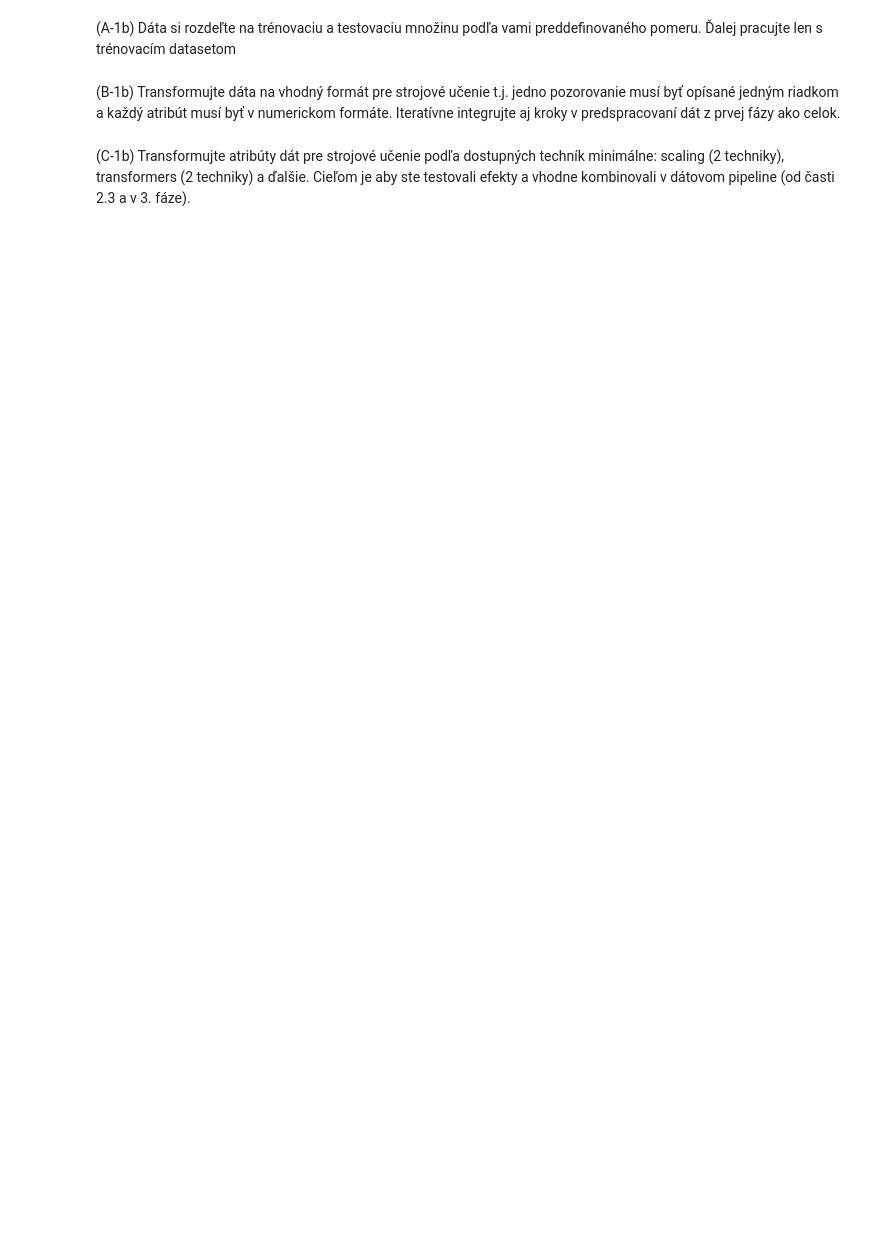
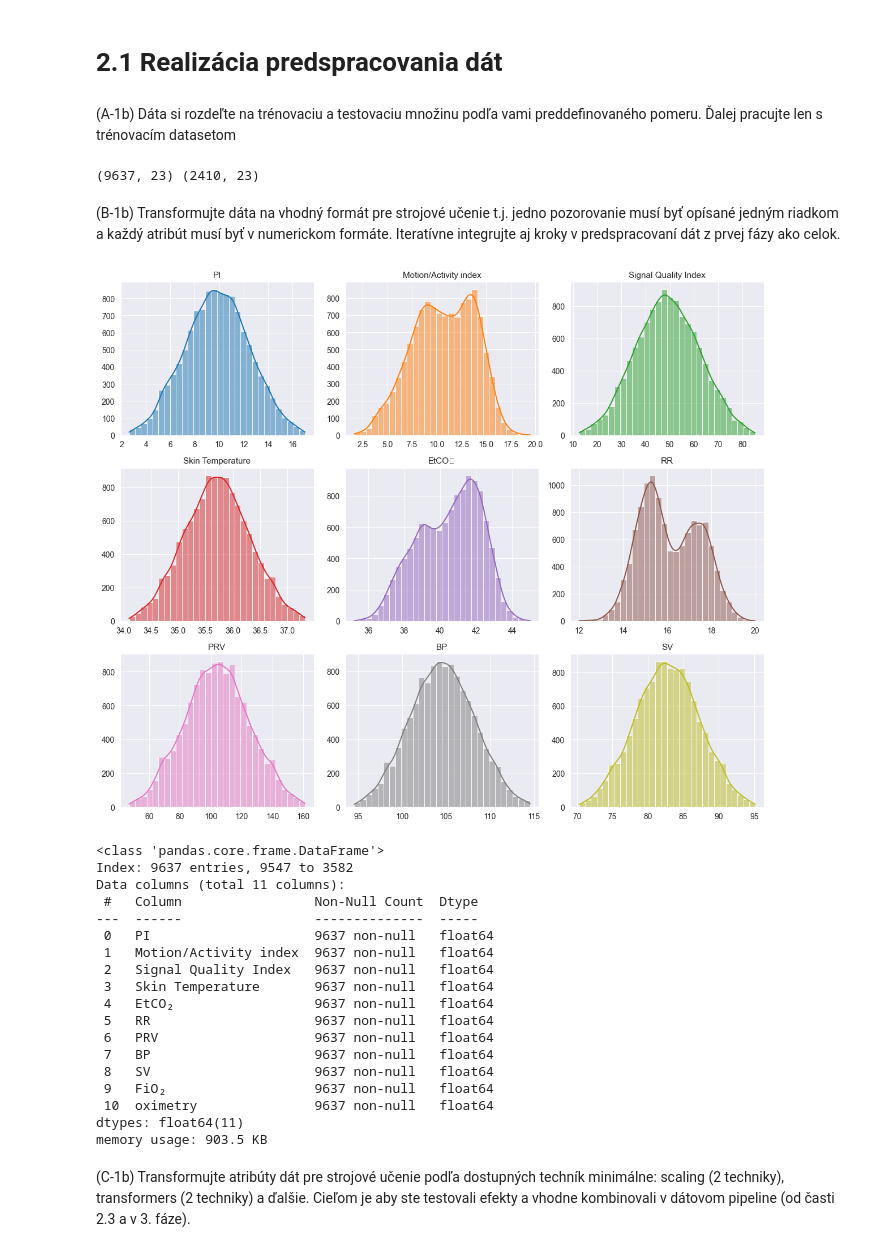
Before and after one commit to johannatilesova/IAU-project, a Jupyter notebook: phase2_TilesovaPecenka.ipynb, the cells around one changed output. Cells and saved outputs as stored; diff of their text form; code cells hidden in the pictures; blank space fills up the shorter version.

```diff
--- a/phase2_TilesovaPecenka.ipynb
+++ b/phase2_TilesovaPecenka.ipynb
@@ -3,6 +53,40 @@
+# %% [markdown]
+# 2.1 Realizácia predspracovania dát
 # %% [markdown]
 (A-1b) Dáta si rozdeľte na trénovaciu a testovaciu množinu podľa vami preddefinovaného pomeru. Ďalej pracujte len s trénovacím datasetom
+# %%
+df_train, df_test = train_test_split(df_observation, test_size=0.2, random_state=RANDOM_STATE)
+print(df_train.shape,df_test.shape)
+# %% [output]
+(9637, 23) (2410, 23)
 # %% [markdown]
 (B-1b) Transformujte dáta na vhodný formát pre strojové učenie t.j. jedno pozorovanie musí byť opísané jedným riadkom a každý atribút musí byť v numerickom formáte. Iteratívne integrujte aj kroky v predspracovaní dát z prvej fázy ako celok.
+# %%
+cleanOutliers(df_observation, top10Attributes)
+histogramiada(df_observation, top10Attributes)
+
+top10Attributes.append("oximetry")
+df_train = df_train[top10Attributes]
+df_train.info()
+# %% [output]
+[figure, added]
+<class 'pandas.core.frame.DataFrame'>
+Index: 9637 entries, 9547 to 3582
+Data columns (total 11 columns):
+ #   Column                 Non-Null Count  Dtype
+---  ------                 --------------  -----
+ 0   PI                     9637 non-null   float64
+ 1   Motion/Activity index  9637 non-null   float64
+ 2   Signal Quality Index   9637 non-null   float64
+ 3   Skin Temperature       9637 non-null   float64
+ 4   EtCO₂                  9637 non-null   float64
+ 5   RR                     9637 non-null   float64
+ 6   PRV                    9637 non-null   float64
+ 7   BP                     9637 non-null   float64
+ 8   SV                     9637 non-null   float64
+ 9   FiO₂                   9637 non-null   float64
+ 10  oximetry               9637 non-null   float64
+dtypes: float64(11)
+memory usage: 903.5 KB
 # %% [markdown]
 (C-1b) Transformujte atribúty dát pre strojové učenie podľa dostupných techník minimálne: scaling (2 techniky), transformers (2 techniky) a ďalšie. Cieľom je aby ste testovali efekty a vhodne kombinovali v dátovom pipeline (od časti 2.3 a v 3. fáze).
```
Also changed, not shown: parts of 11 cells of this notebook, 1 other file.
